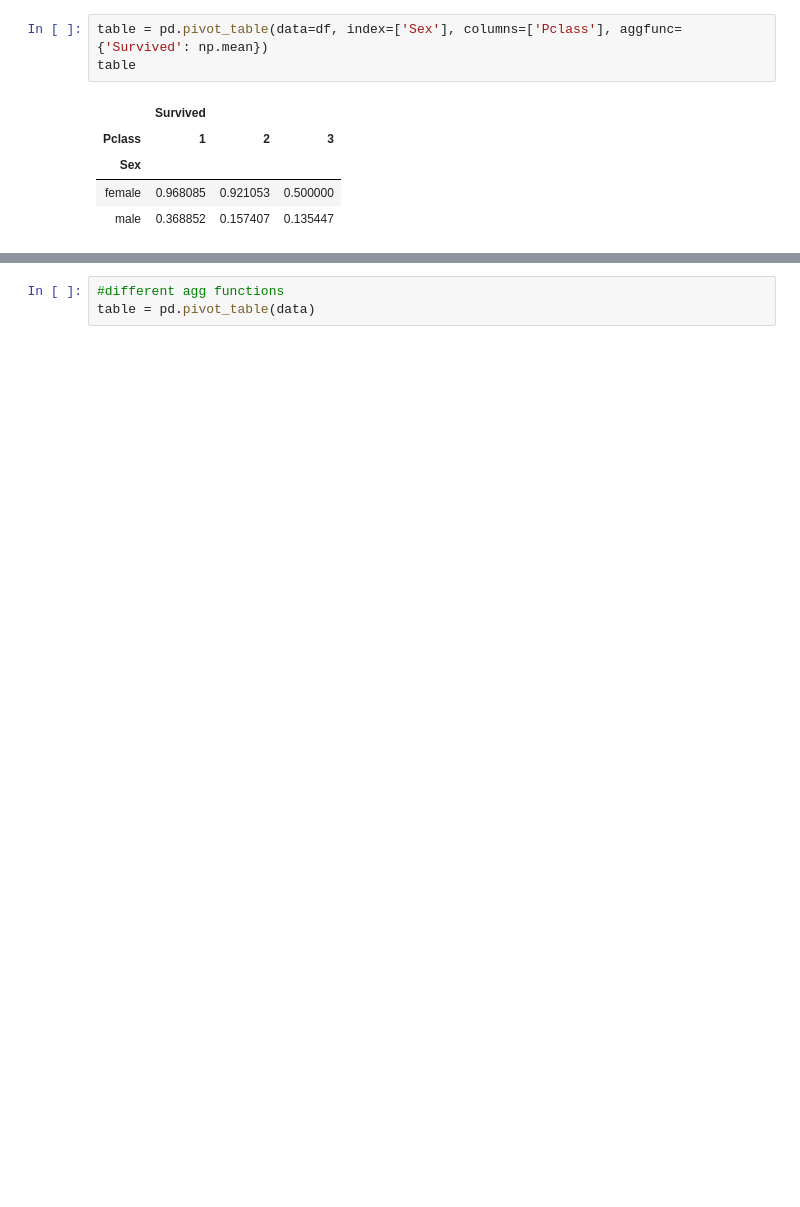
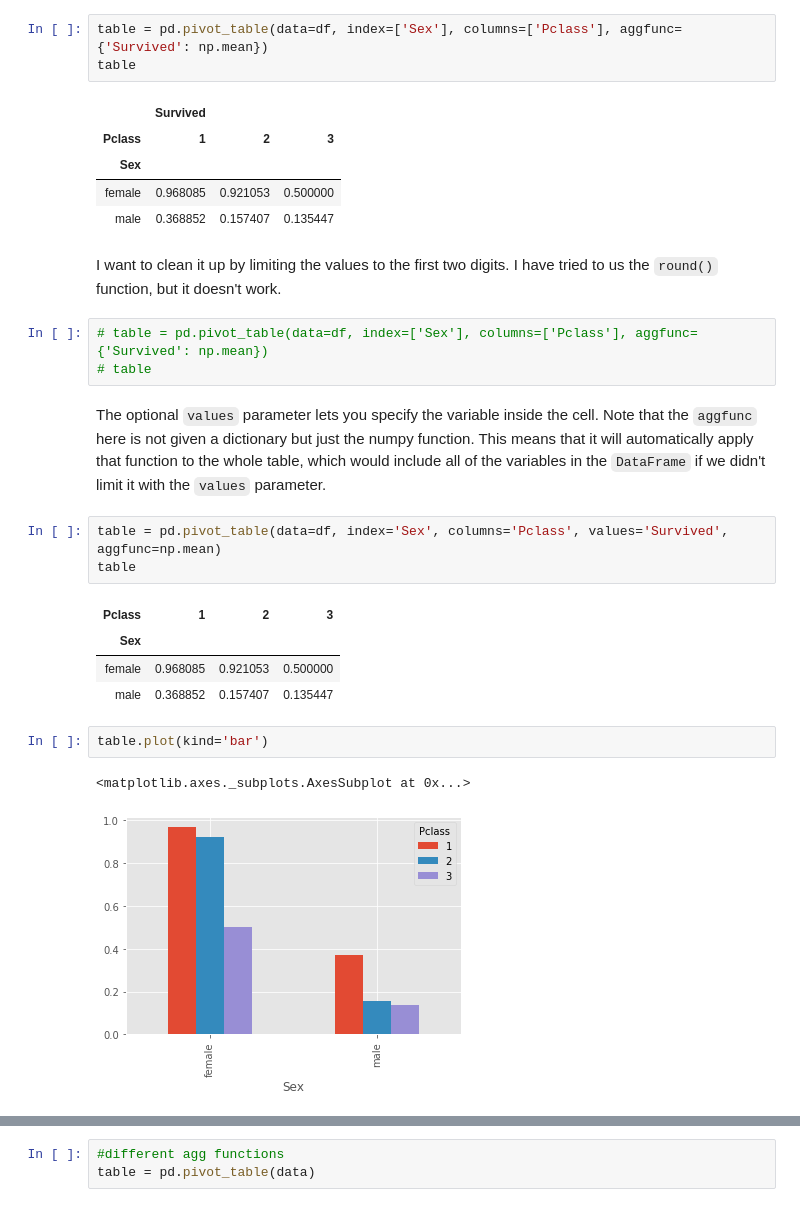
Before and after one commit to michaelreinhard/python_functions, a Jupyter notebook: titanic_pivot_table.ipynb, the cells around one changed output, grey strips where cells are left out. Drawn from its saved outputs; the diff is of its cells as text; blank space fills up the shorter version.

Commit message:
added a new graph

```diff
--- a/titanic_pivot_table.ipynb
+++ b/titanic_pivot_table.ipynb
@@ -96,3 +98,23 @@ table
 | Sex |  |  |  |
 | female | 0.968085 | 0.921053 | 0.500000 |
 | male | 0.368852 | 0.157407 | 0.135447 |
+# %% [markdown]
+I want to clean it up by limiting the values to the first two digits. I have tried to us the `round()` function, but it doesn't work.
+# %%
+# table = pd.pivot_table(data=df, index=['Sex'], columns=['Pclass'], aggfunc={'Survived': np.mean})
+# table
+# %% [markdown]
+The optional `values` parameter lets you specify the variable inside the cell. Note that the `aggfunc` here is not given a dictionary but just the numpy function. This means that it will automatically apply that function to the whole table, which would include all of the variables in the `DataFrame` if we didn't limit it with the `values` parameter.
+# %%
+table = pd.pivot_table(data=df, index='Sex', columns='Pclass', values='Survived', aggfunc=np.mean)
+table
+# %% [output]
+| Pclass | 1 | 2 | 3 |
+| Sex |  |  |  |
+| female | 0.968085 | 0.921053 | 0.500000 |
+| male | 0.368852 | 0.157407 | 0.135447 |
+# %%
+table.plot(kind='bar')
+# %% [output]
+<matplotlib.axes._subplots.AxesSubplot at 0x...>
+[figure, added]
```
Also changed, not shown: parts of 3 cells of this notebook.
